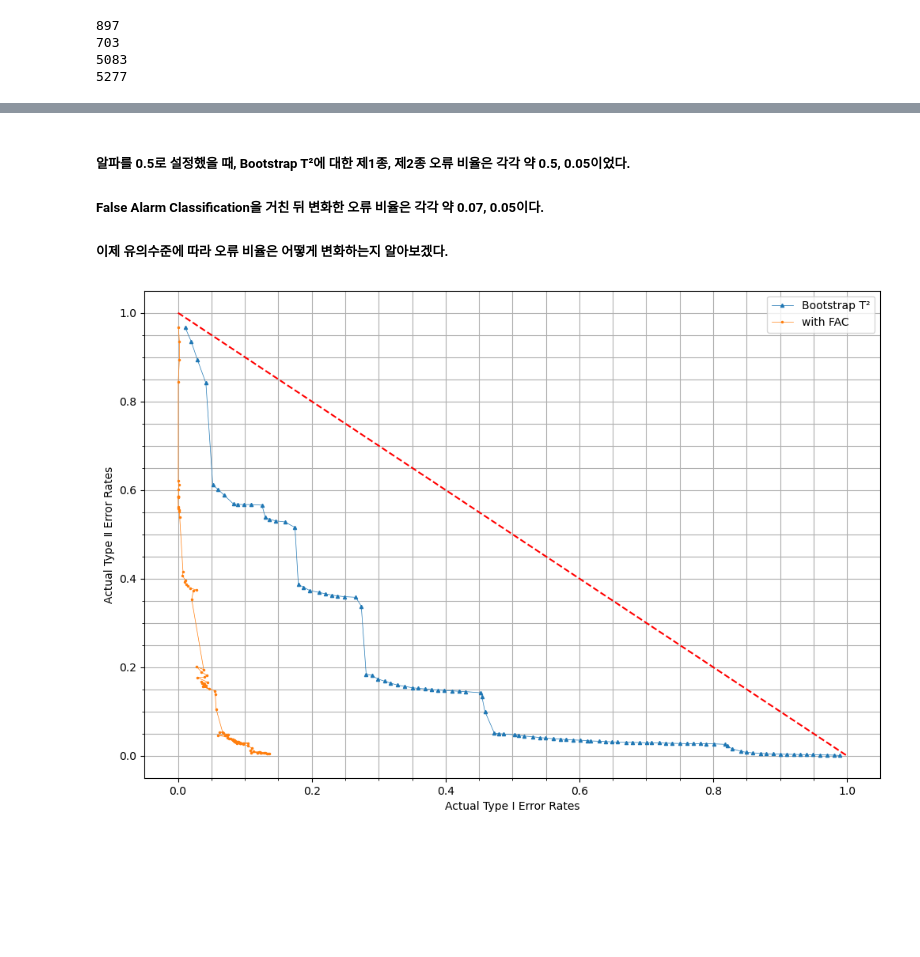
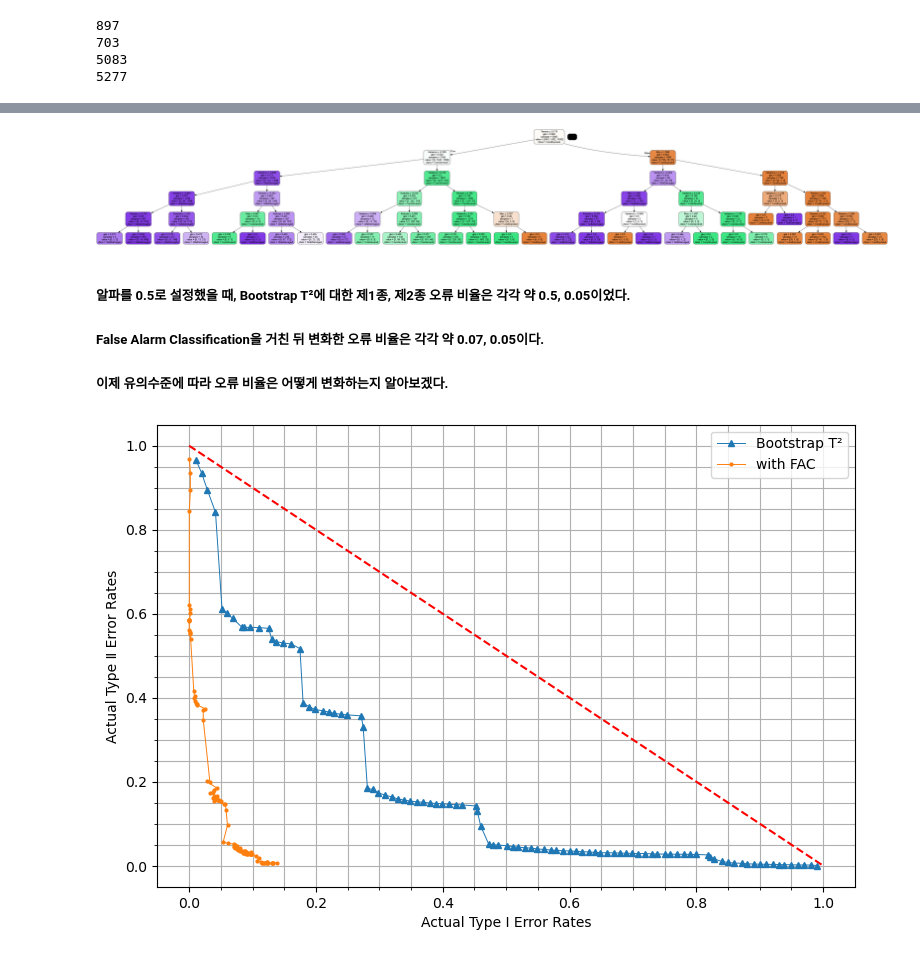
Before and after one commit to changyeon99/CapstoneDesign2, a Jupyter notebook: Nov_8th.ipynb, the cells around one changed output, grey strips where cells are left out. Cells and saved outputs as stored; diff of their text form; code cells hidden in the pictures; blank space fills up the shorter version.

```diff
--- a/Nov_8th.ipynb
+++ b/Nov_8th.ipynb
@@ -491,0 +489,6 @@ FAC 적용 후 Actual Type Ⅱ Error Rates: 0.04821645913303998
+# %%
+# OOC에서 FalseAlarm으로 예측된 데이터를 제외한 나머지, 즉 TrueAlarm으로 예측된 데이터가 Diagnostics 대상임
+y_ts_pred = pd.DataFrame(data = y_ts_pred)
+x_ts = x_ts.reset_index(drop = False)
+TestData = pd.concat([x_ts, y_ts_pred], axis = 1)
+TestData
@@ -492,3 +579,30 @@ FAC 적용 후 Actual Type Ⅱ Error Rates: 0.04821645913303998
+# %%
+from sklearn.tree import DecisionTreeClassifier
+import matplotlib.pyplot as plt
+
+# Create and fit a Decision Tree Classifier
+diagnostics_tree_clf = DecisionTreeClassifier(max_depth = 5, random_state=42)
+diagnostics_tree_clf.fit(diagnostics_clf_tr[list_independent_variables], diagnostics_clf_tr['Type'])
+
+# Predict on the test data
+TestData_pred = diagnostics_tree_clf.predict(subject2diagnosis[list_independent_variables])
+
+# Visualize the decision tree (you may need to install graphviz and pydotplus)
+from sklearn.tree import export_graphviz
+import graphviz
+from io import StringIO
+from IPython.display import Image
+import pydotplus
+
+dot_data = StringIO()
+export_graphviz(diagnostics_tree_clf, out_file=dot_data,
+                filled=True, rounded=True,
+                special_characters=True, feature_names=list_independent_variables,
+                class_names=diagnostics_tree_clf.classes_)
+graph = pydotplus.graph_from_dot_data(dot_data.getvalue())
+Image(graph.create_png())
+# %% [output]
+[figure, added]
 # %% [markdown]
 ##### 알파를 0.5로 설정했을 때, Bootstrap T²에 대한 제1종, 제2종 오류 비율은 각각 약 0.5, 0.05이었다.
 ##### False Alarm Classification을 거친 뒤 변화한 오류 비율은 각각 약 0.07, 0.05이다.
@@ -571,23 +685,23 @@ y = [item[2] for item in list_ER_ver_2]
 x3 = [item[3] for item in list_ER_ver_2]
 y3 = [item[4] for item in list_ER_ver_2]
 # %%
-plt.figure(figsize = (12, 8))
+plt.figure(figsize = (9, 6))
 
 plt.plot([0, 1], [1, 0], linestyle='--', color='red')#, label='y = -x')
-plt.plot(x, y, marker='^', linestyle='-', label = 'Bootstrap T²', markersize = 3, lw=0.5)
-plt.plot(x3, y3, marker='.', linestyle='-', label = 'with FAC', markersize = 3, lw=0.5)
+plt.plot(x, y, marker='^', linestyle='-', label = 'Bootstrap T²', markersize = 4, lw=0.7)
+plt.plot(x3, y3, marker='.', linestyle='-', label = 'with FAC', markersize = 4, lw=0.7)
 
 plt.xlabel("Actual Type Ⅰ Error Rates")
 plt.ylabel("Actual Type Ⅱ Error Rates")
 
 plt.minorticks_on()
 plt.grid(axis='both', which='both')
 
 # plt.xlim(0, 1)
 # plt.ylim(0, 1)
 
 plt.legend()
 
 plt.show()
 # %% [output]
-[figure, old version]
+[figure, new version]
```
Also changed, not shown: parts of 10 cells of this notebook.
